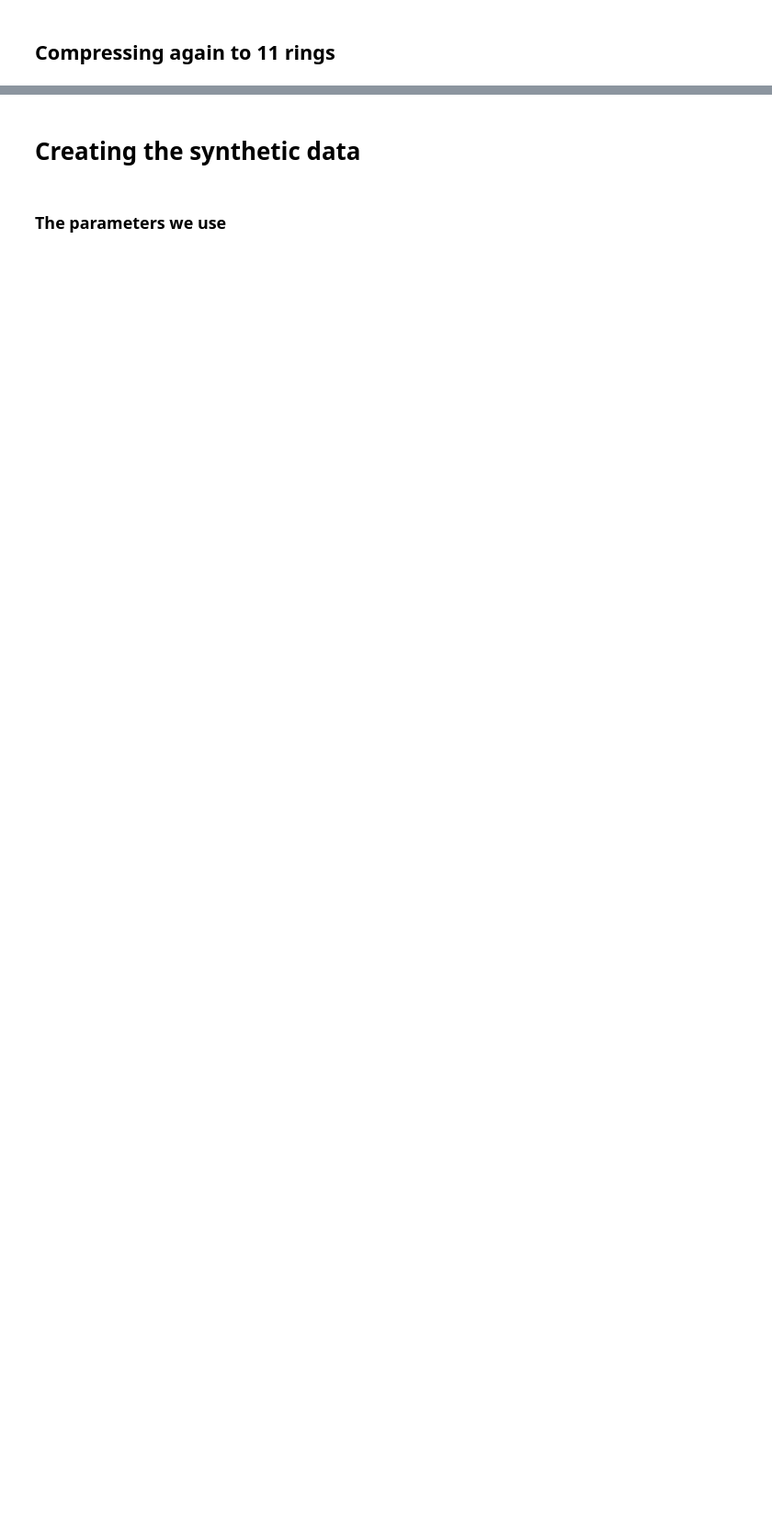
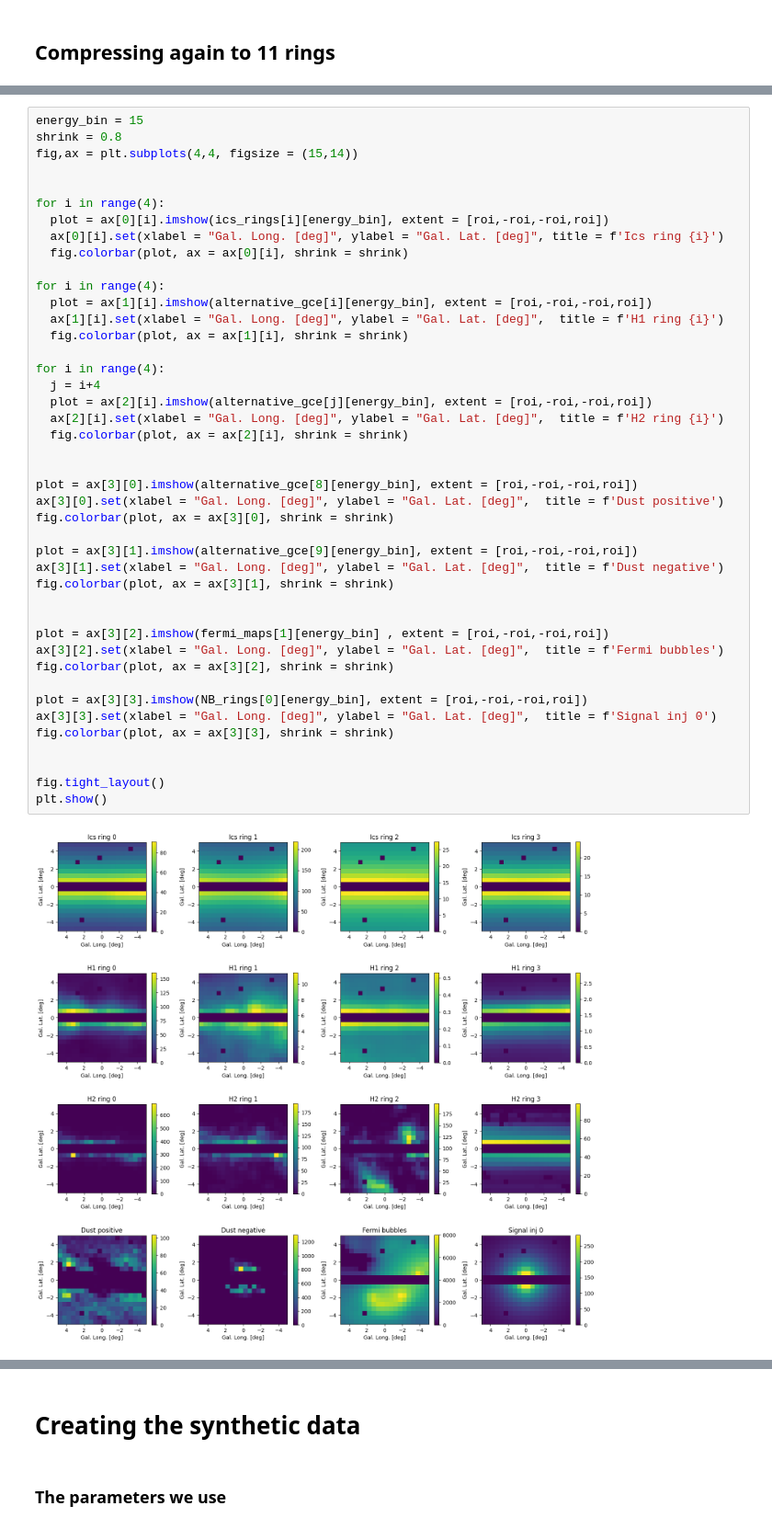
Before and after one commit to Harm1995/CTA-sensitivity, a Jupyter notebook: Likelihood_analysis.ipynb, the cells around one changed output, grey strips where cells are left out. Shown at 92% size. Drawn from its saved outputs; the diff is of its cells as text; blank space fills up the shorter version.

```diff
--- a/Likelihood_analysis.ipynb
+++ b/Likelihood_analysis.ipynb
@@ -352,0 +551,45 @@ plt.show()
+# %%
+energy_bin = 15
+shrink = 0.8
+fig,ax = plt.subplots(4,4, figsize = (15,14))
+
+
+for i in range(4):
+  plot = ax[0][i].imshow(ics_rings[i][energy_bin], extent = [roi,-roi,-roi,roi])
+  ax[0][i].set(xlabel = "Gal. Long. [deg]", ylabel = "Gal. Lat. [deg]", title = f'Ics ring {i}')
+  fig.colorbar(plot, ax = ax[0][i], shrink = shrink)
+
+for i in range(4):
+  plot = ax[1][i].imshow(alternative_gce[i][energy_bin], extent = [roi,-roi,-roi,roi])
+  ax[1][i].set(xlabel = "Gal. Long. [deg]", ylabel = "Gal. Lat. [deg]",  title = f'H1 ring {i}')
+  fig.colorbar(plot, ax = ax[1][i], shrink = shrink)
+
+for i in range(4):
+  j = i+4
+  plot = ax[2][i].imshow(alternative_gce[j][energy_bin], extent = [roi,-roi,-roi,roi])
+  ax[2][i].set(xlabel = "Gal. Long. [deg]", ylabel = "Gal. Lat. [deg]",  title = f'H2 ring {i}')
+  fig.colorbar(plot, ax = ax[2][i], shrink = shrink)
+
+
+plot = ax[3][0].imshow(alternative_gce[8][energy_bin], extent = [roi,-roi,-roi,roi])
+ax[3][0].set(xlabel = "Gal. Long. [deg]", ylabel = "Gal. Lat. [deg]",  title = f'Dust positive')
+fig.colorbar(plot, ax = ax[3][0], shrink = shrink)
+
+plot = ax[3][1].imshow(alternative_gce[9][energy_bin], extent = [roi,-roi,-roi,roi])
+ax[3][1].set(xlabel = "Gal. Long. [deg]", ylabel = "Gal. Lat. [deg]",  title = f'Dust negative')
+fig.colorbar(plot, ax = ax[3][1], shrink = shrink)
+
+
+plot = ax[3][2].imshow(fermi_maps[1][energy_bin] , extent = [roi,-roi,-roi,roi])
+ax[3][2].set(xlabel = "Gal. Long. [deg]", ylabel = "Gal. Lat. [deg]",  title = f'Fermi bubbles')
+fig.colorbar(plot, ax = ax[3][2], shrink = shrink)
+
+plot = ax[3][3].imshow(NB_rings[0][energy_bin], extent = [roi,-roi,-roi,roi])
+ax[3][3].set(xlabel = "Gal. Long. [deg]", ylabel = "Gal. Lat. [deg]",  title = f'Signal inj 0')
+fig.colorbar(plot, ax = ax[3][3], shrink = shrink)
+
+
+fig.tight_layout()
+plt.show()
+# %% [output]
+[figure, added]
```
Also changed, not shown: parts of 39 cells of this notebook.
